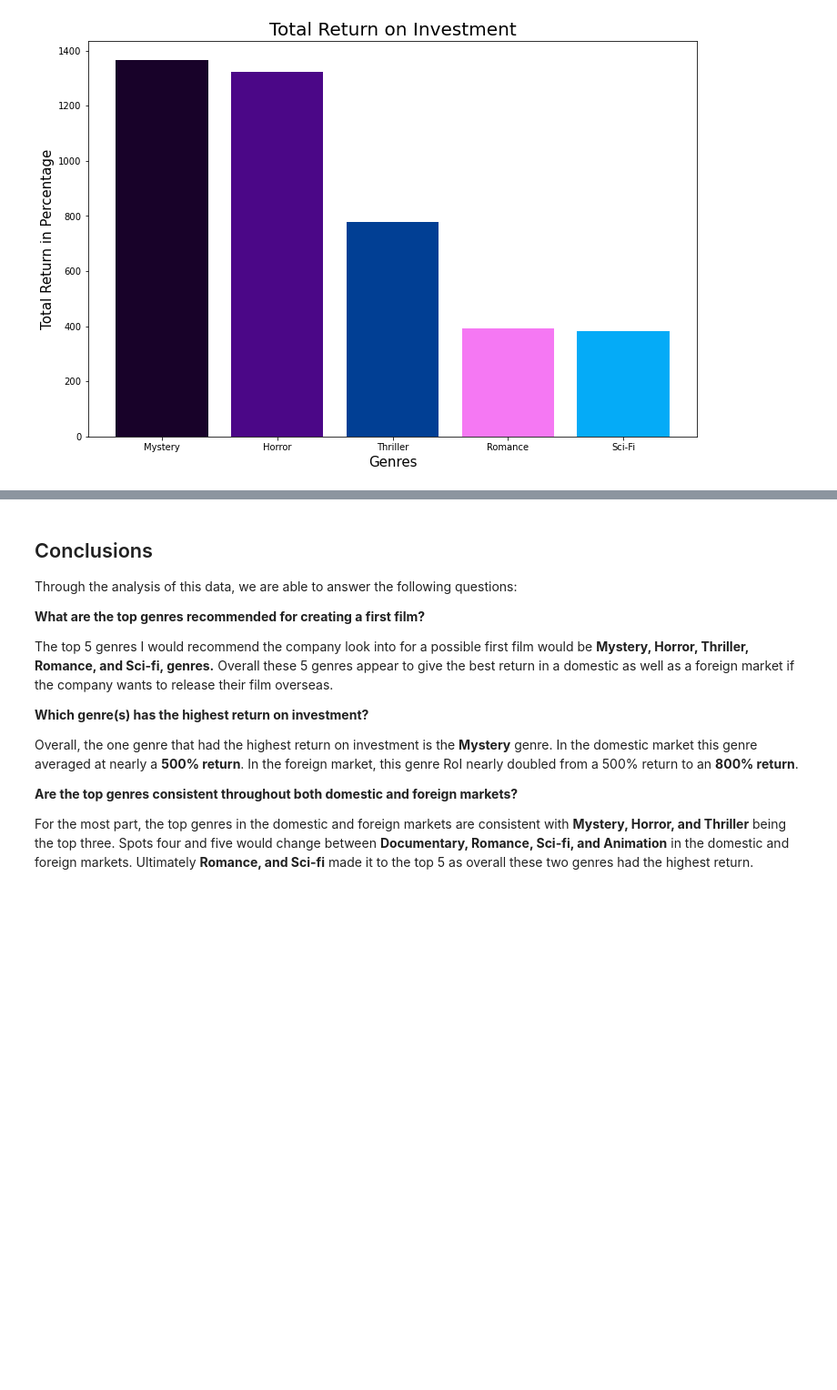
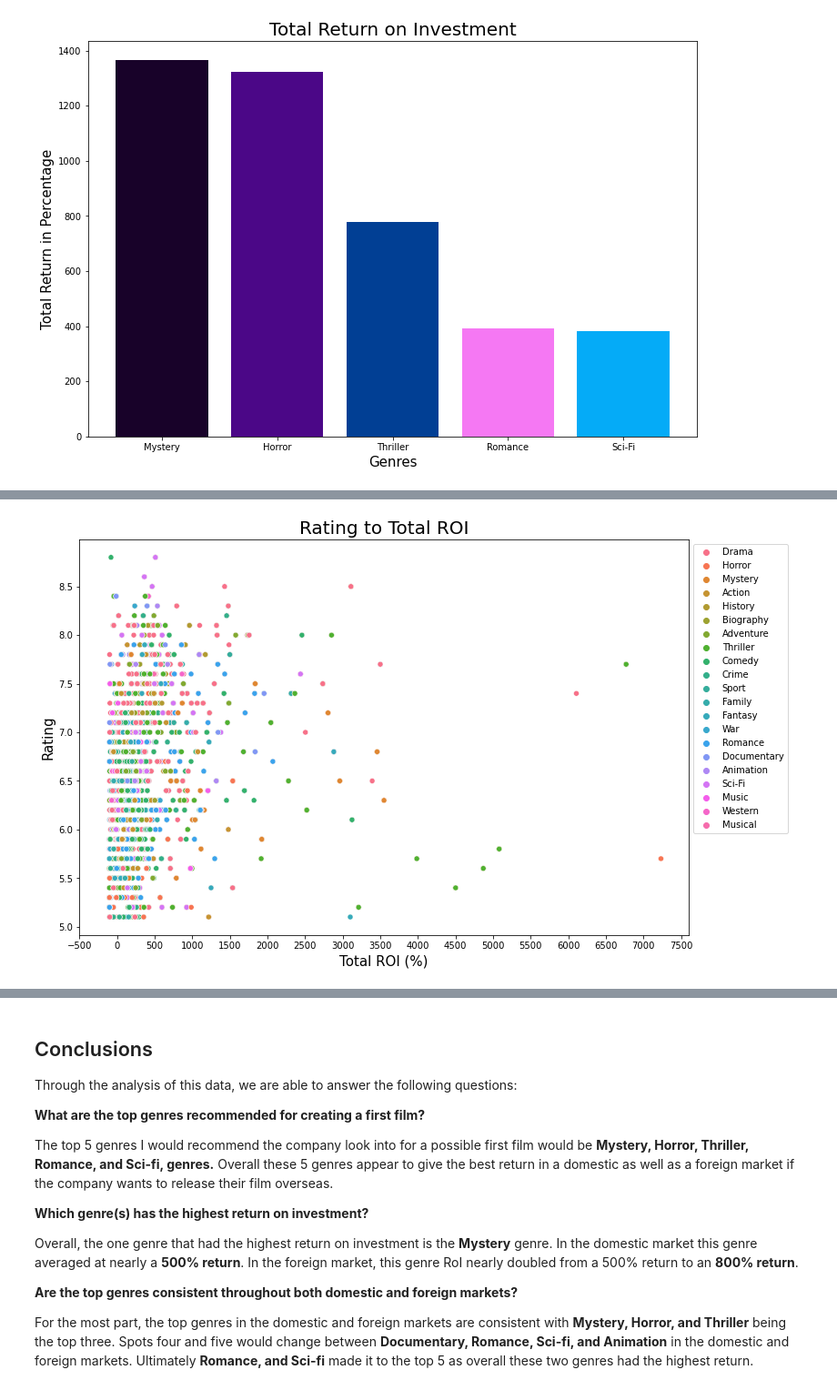
Before and after one commit to JohnNun/successful_films_project, a Jupyter notebook: successful_films_notebook.ipynb, the cells around one changed output, grey strips where cells are left out. Shown at 91% size. Cells and saved outputs as stored; diff of their text form; code cells hidden in the pictures; blank space fills up the shorter version.

```diff
--- a/successful_films_notebook.ipynb
+++ b/successful_films_notebook.ipynb
@@ -312,0 +314,12 @@ ax.legend(bbox_to_anchor=(1, 1));
+# %%
+fig, ax = plt.subplots(figsize=(12, 8))
+
+sns.scatterplot(data=avg_rating_df, x='roi_total(%)', y='avg_rating', hue='genres')
+
+ax.set_title('Rating to Total ROI', fontsize=20)
+ax.set_xlabel('Total ROI (%)', fontsize=15)
+ax.set_xticks(range(-500, 8000, 500))
+ax.set_ylabel('Rating',fontsize=15)
+ax.legend(bbox_to_anchor=(1, 1));
+# %% [output]
+[figure, added]
```
Also changed, not shown: parts of 3 cells of this notebook.
